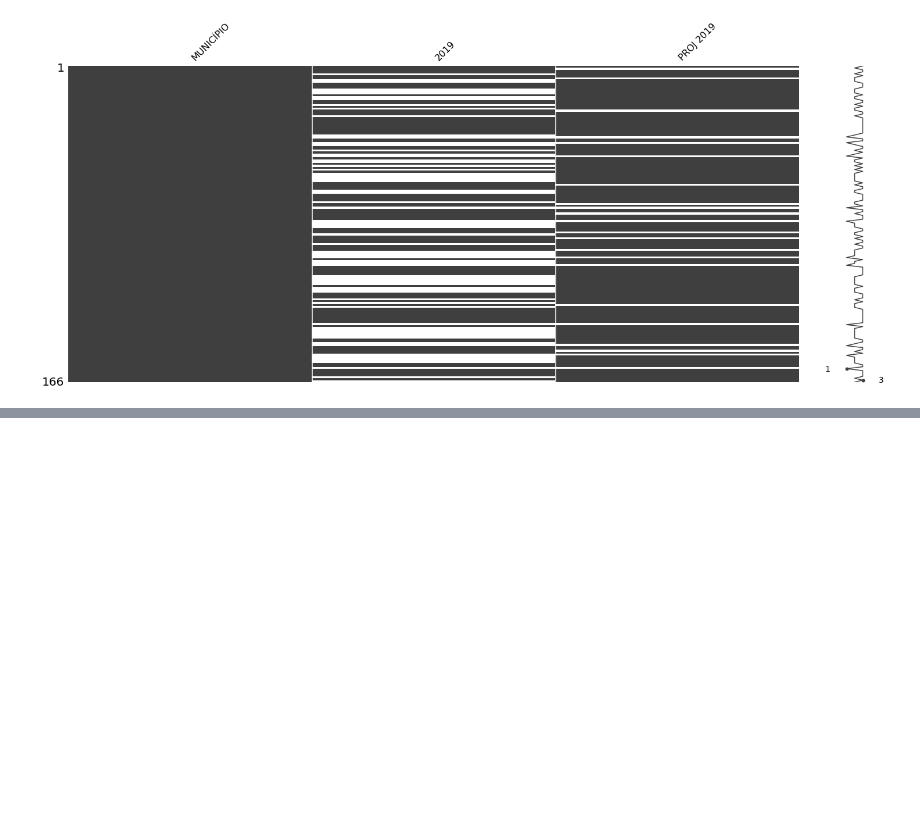
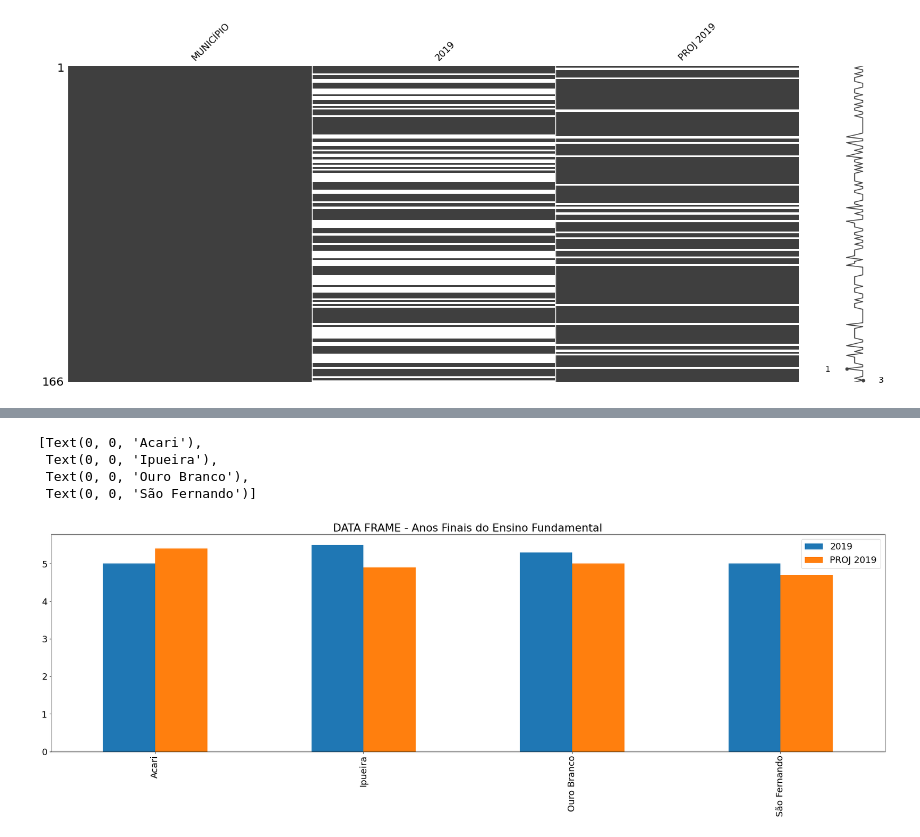
Before and after one commit to mdaianes24/Trabalho-IDEB, a Jupyter notebook: TRABALHOFinal.ipynb, the cells around one changed output, grey strips where cells are left out. Saved outputs shown, nothing was run; the diff lists cells and outputs as text; code cells hidden in the pictures; blank space fills up the shorter version.

```diff
--- a/TRABALHOFinal.ipynb
+++ b/TRABALHOFinal.ipynb
@@ -208,0 +170,6 @@ Pode-se obeservar, considerando que o Rio Grande do Norte possui 167 municípios
+# %%
+#Exclusão das linhas que estão com índices inferiores a 5.0 no ano de 2019, dados da Educação Básica - Anos Finais
+df_afx = df_af.loc[df_af['2019']>=5.0]
+
+#Exibe o novo data frame com apenas as 5 primeiras linhas.
+df_afx.head()
@@ -210,0 +227,15 @@ Pode-se obeservar, considerando que o Rio Grande do Norte possui 167 municípios
+# %%
+# Tamanho da fonte estabelecido
+plt.rcParams.update({'font.size': 18})
+
+# Selecionar as colunas a serem estudadas, conforme a problemática, atribuir o as configurações do gráfico e o formato.
+af=df_afx[["2019", "PROJ 2019"]].plot(figsize=(30,8), kind = 'bar', title = 'DATA FRAME - Anos Finais do Ensino Fundamental')
+
+# Forma como será exibido os rótulos do eixo "X" do gráfico
+af.set_xticklabels(df_afx["MUNICÍPIO"])
+# %% [output]
+[Text(0, 0, 'Acari'),
+ Text(0, 0, 'Ipueira'),
+ Text(0, 0, 'Ouro Branco'),
+ Text(0, 0, 'São Fernando')]
+[figure, added]
```
Also changed, not shown: parts of 19 cells of this notebook.
